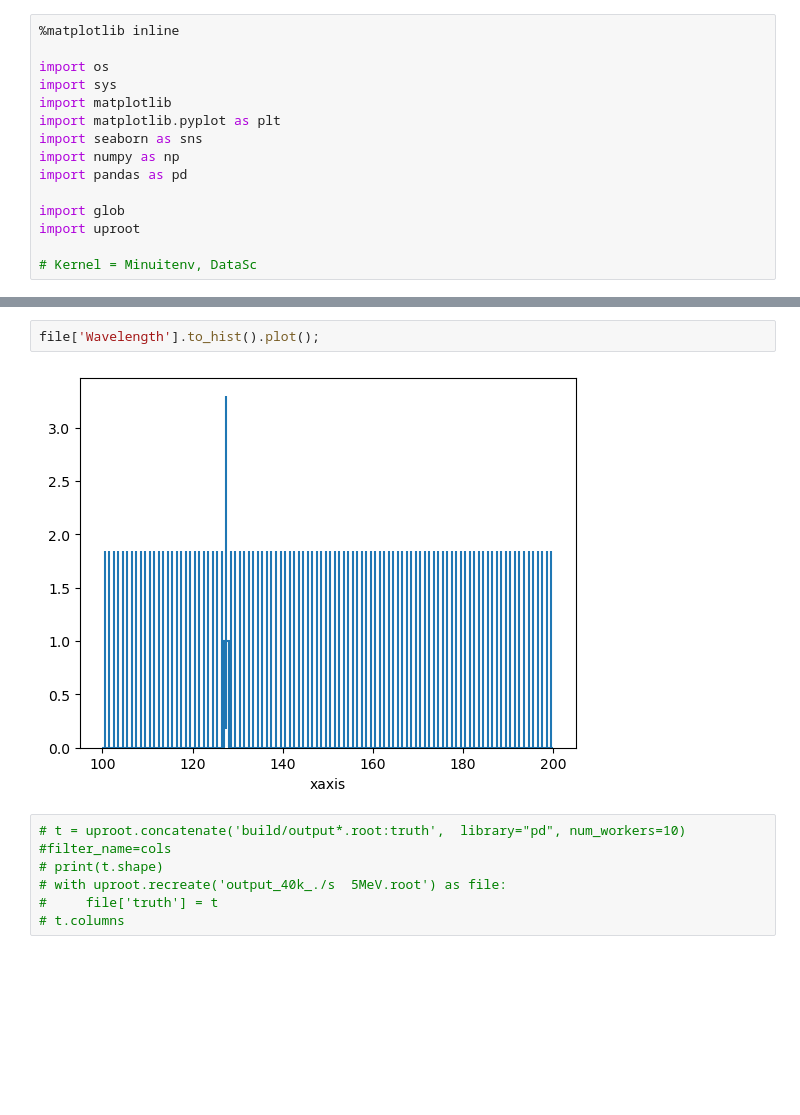
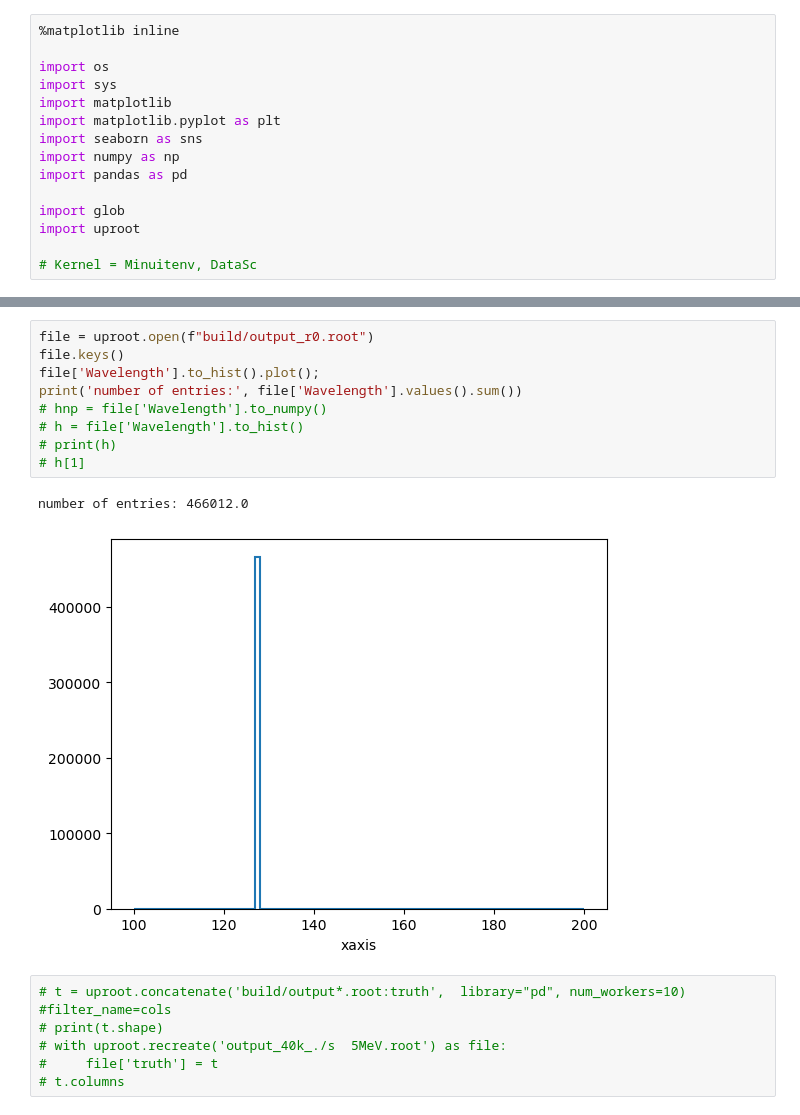
Before and after one commit to eberthol/G4_LAr, a Jupyter notebook: inspect_rootfile.ipynb, the cells around one changed output, grey strips where cells are left out. Cells and saved outputs as stored; diff of their text form; blank space fills up the shorter version.

Commit message:
checked: histogram of photon wavelength contains the sum of all the photons over all the events

```diff
--- a/inspect_rootfile.ipynb
+++ b/inspect_rootfile.ipynb
@@ -43,7 +50,15 @@ AttributeError: 'Hist' object has no attribute 'GetEntries'
-# %%
-file['Wavelength'].to_hist().plot();
-# %% [output]
-[figure, removed]
+# %%
+file = uproot.open(f"build/output_r0.root")
+file.keys()
+file['Wavelength'].to_hist().plot();
+print('number of entries:', file['Wavelength'].values().sum())
+# hnp = file['Wavelength'].to_numpy()
+# h = file['Wavelength'].to_hist()
+# print(h)
+# h[1]
+# %% [output]
+number of entries: 466012.0
+[figure, added]
 # %%
 # t = uproot.concatenate('build/output*.root:truth',  library="pd", num_workers=10) #filter_name=cols
 # print(t.shape)
```
Also changed, not shown: parts of 10 cells of this notebook, 2 other files.
